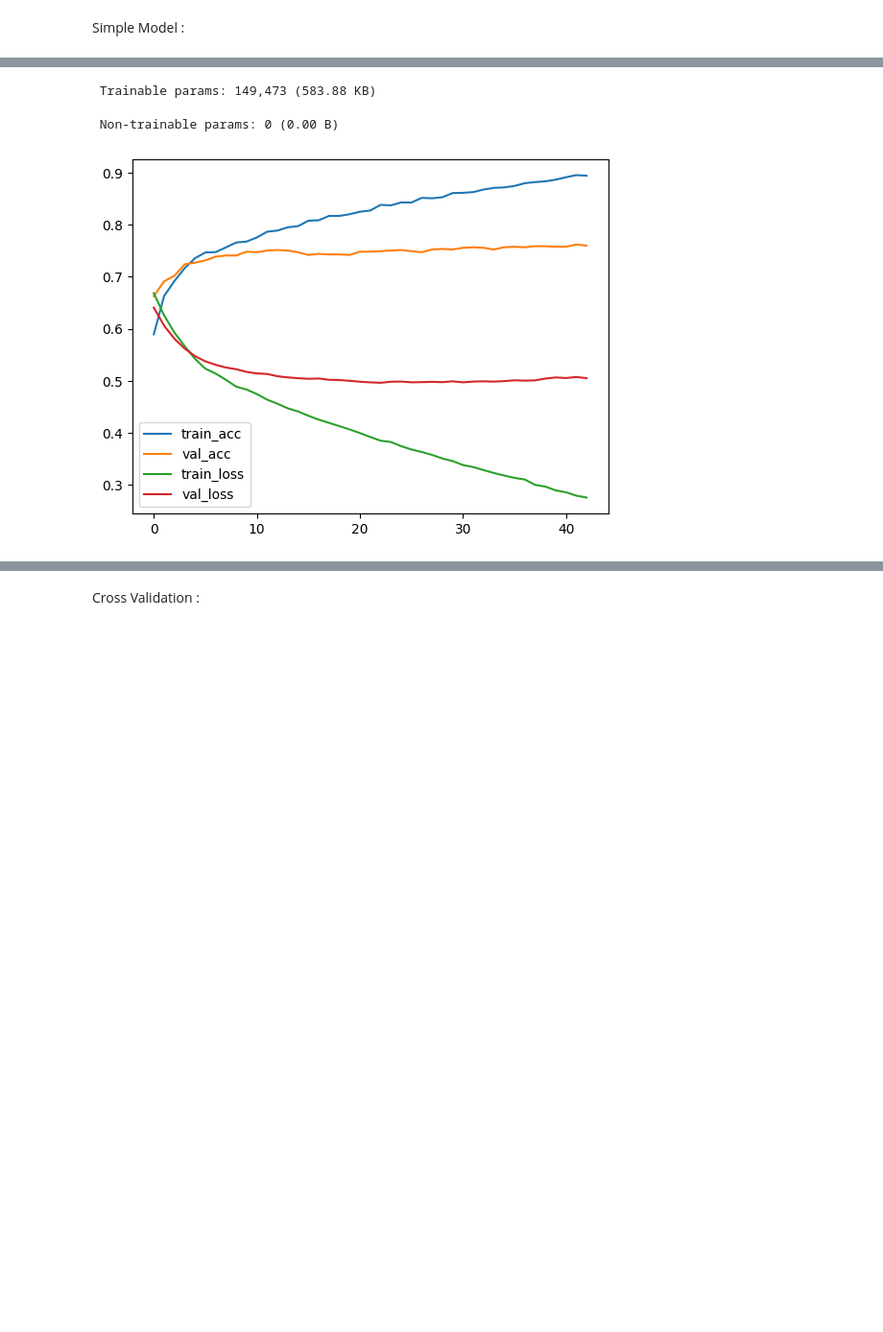
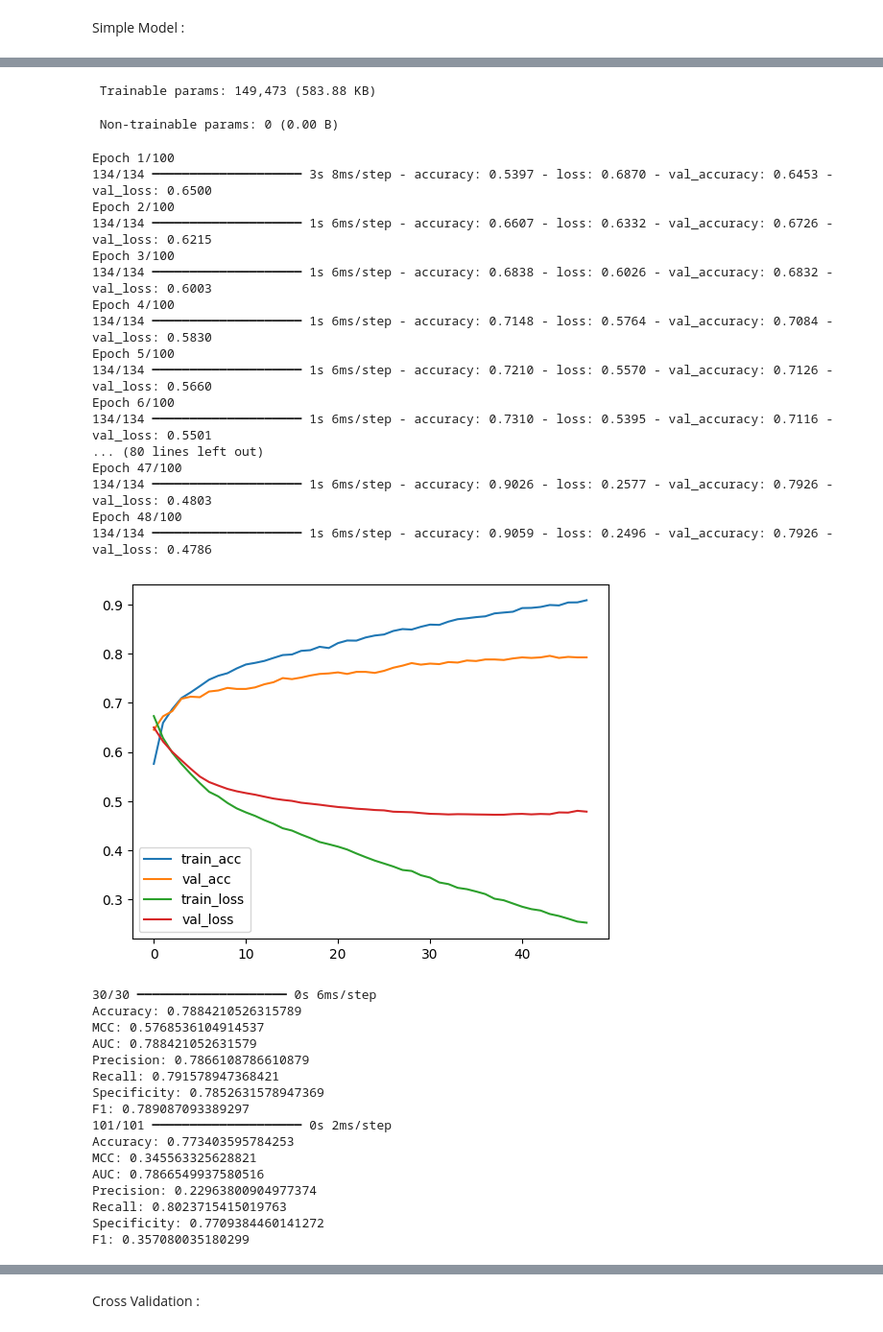
Before and after one commit to Sheldor7701/ResLysEmbed, a Jupyter notebook: Stacking.ipynb, the cells around one changed output, grey strips where cells are left out. Shown at 96% size. Saved outputs shown, nothing was run; the diff lists cells and outputs as text; code cells hidden in the pictures; blank space fills up the shorter version.

```diff
--- a/Stacking.ipynb
+++ b/Stacking.ipynb
@@ -215,10 +215,15 @@ def plot(history):
 # %%
 from sklearn.metrics import accuracy_score, matthews_corrcoef, roc_auc_score, precision_score, recall_score, f1_score, confusion_matrix
 import numpy as np
-def evaluate_model(model, X_val, X_val_pt5, y_val):
+def evaluate_model(model, X_val = None, X_val_pt5 = None, y_val=None):
     y_true = y_val
     # Predict probabilities (or logits if using `from_logits=True`).
-    y_pred_probs = model.predict([X_val, X_val_pt5])
+    if X_val_pt5 is None:
+        y_pred_probs = model.predict(X_val)
+    elif X_val is None:
+        y_pred_probs = model.predict(X_val_pt5)
+    else:
+        y_pred_probs = model.predict([X_val, X_val_pt5])
 
     # Convert probabilities/logits to binary predictions (threshold = 0.5).
     y_pred = (y_pred_probs > 0.5).astype(int)
@@ -564,14 +824,15 @@ def build_inception_model(input_shape_conv, input_shape_ann):
 inception_model = build_inception_model((33,), 1024)
 inception_model.summary()
 
-# # early stopping
-early_stopping = EarlyStopping(monitor='val_loss', patience=20, restore_best_weights=True)
 
-# # Fit the Inception model
-# history = inception_model.fit([X_train, X_train_pt5], y_train, epochs=1000, batch_size=64, verbose=1, callbacks=[early_stopping]
-#                               , validation_data=([X_val, X_val_pt5], y_val))
-
-
+# Fit the Inception model
+history = inception_model.fit([X_train, X_train_pt5], y_train, epochs=100, batch_size=64, verbose=1,
+                               validation_data=([X_val, X_val_pt5], y_val),
+                                 callbacks=[EarlyStopping(monitor='val_loss', patience=10, restore_best_weights=True)])
 
 plot(history)
+
+# Evaluate the model
+evaluate_model(inception_model, X_val, X_val_pt5, y_val)
+evaluate_model(inception_model, X_test, X_test_pt5, y_test)
 # %% [output]
@@ -595,5 +856,38 @@ Model: "functional_70"
 └─────────────────────┴───────────────────┴────────────┴───────────────────┘
  Total params: 149,473 (583.88 KB)
  Trainable params: 149,473 (583.88 KB)
  Non-trainable params: 0 (0.00 B)
+Epoch 1/100
+134/134 ━━━━━━━━━━━━━━━━━━━━ 3s 8ms/step - accuracy: 0.5397 - loss: 0.6870 - val_accuracy: 0.6453 - val_loss: 0.6500
+Epoch 2/100
+134/134 ━━━━━━━━━━━━━━━━━━━━ 1s 6ms/step - accuracy: 0.6607 - loss: 0.6332 - val_accuracy: 0.6726 - val_loss: 0.6215
+Epoch 3/100
+134/134 ━━━━━━━━━━━━━━━━━━━━ 1s 6ms/step - accuracy: 0.6838 - loss: 0.6026 - val_accuracy: 0.6832 - val_loss: 0.6003
+Epoch 4/100
+134/134 ━━━━━━━━━━━━━━━━━━━━ 1s 6ms/step - accuracy: 0.7148 - loss: 0.5764 - val_accuracy: 0.7084 - val_loss: 0.5830
+Epoch 5/100
+134/134 ━━━━━━━━━━━━━━━━━━━━ 1s 6ms/step - accuracy: 0.7210 - loss: 0.5570 - val_accuracy: 0.7126 - val_loss: 0.5660
+Epoch 6/100
+134/134 ━━━━━━━━━━━━━━━━━━━━ 1s 6ms/step - accuracy: 0.7310 - loss: 0.5395 - val_accuracy: 0.7116 - val_loss: 0.5501
+... (80 lines left out)
+Epoch 47/100
+134/134 ━━━━━━━━━━━━━━━━━━━━ 1s 6ms/step - accuracy: 0.9026 - loss: 0.2577 - val_accuracy: 0.7926 - val_loss: 0.4803
+Epoch 48/100
+134/134 ━━━━━━━━━━━━━━━━━━━━ 1s 6ms/step - accuracy: 0.9059 - loss: 0.2496 - val_accuracy: 0.7926 - val_loss: 0.4786
-[figure, old version]
+[figure, new version]
+30/30 ━━━━━━━━━━━━━━━━━━━━ 0s 6ms/step
+Accuracy: 0.7884210526315789
+MCC: 0.5768536104914537
+AUC: 0.788421052631579
+Precision: 0.7866108786610879
+Recall: 0.791578947368421
+Specificity: 0.7852631578947369
+F1: 0.789087093389297
+101/101 ━━━━━━━━━━━━━━━━━━━━ 0s 2ms/step
+Accuracy: 0.773403595784253
+MCC: 0.345563325628821
+AUC: 0.7866549937580516
+Precision: 0.22963800904977374
+Recall: 0.8023715415019763
+Specificity: 0.7709384460141272
+F1: 0.357080035180299
```
Also changed, not shown: parts of 17 cells of this notebook, 5 other files.
